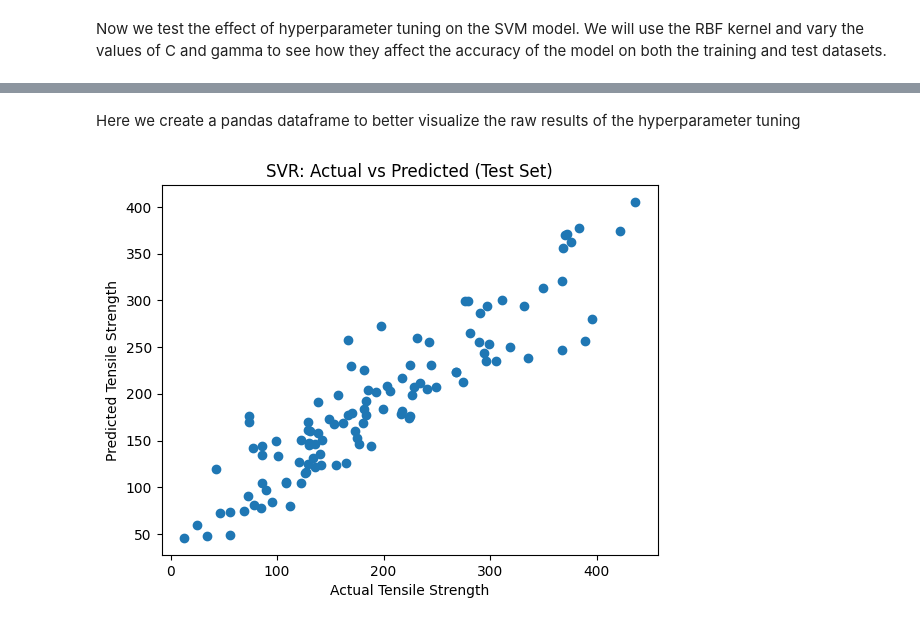
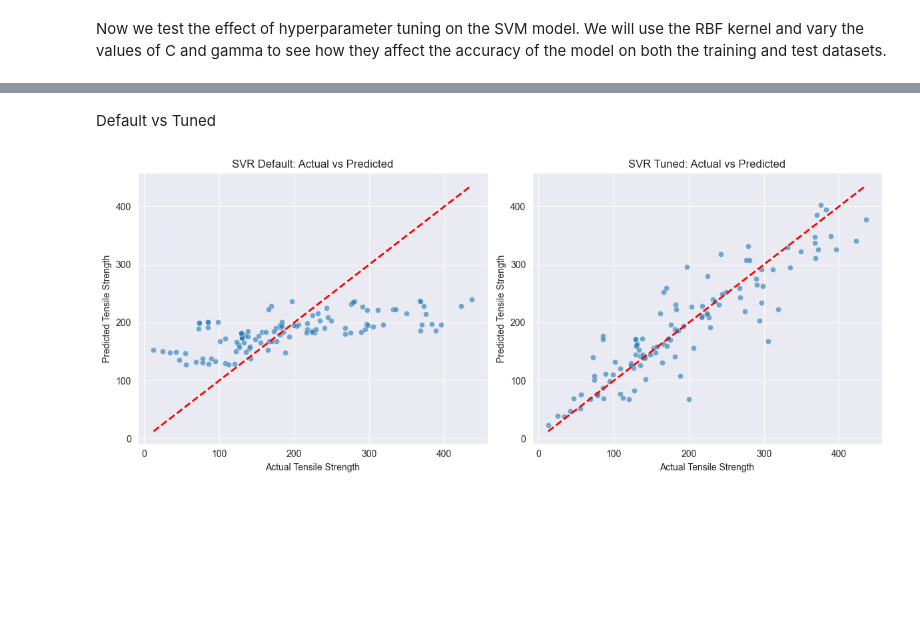
Before and after one commit to ciarangray0/MLRegressionAssignment2, a Jupyter notebook: SVR.ipynb, the cells around one changed output, grey strips where cells are left out. Drawn from its saved outputs; the diff is of its cells as text; code cells hidden in the pictures; blank space fills up the shorter version.

```diff
--- a/SVR.ipynb
+++ b/SVR.ipynb
@@ -129,17 +192,17 @@ from sklearn import metrics
 model.fit(X_train_scaled, y_train)
 
 # compute predictions for training and test sets
-predictions_training = model.predict(X_train_scaled)
-predictions_test = model.predict(X_test_scaled)
+predictions_training_default = model.predict(X_train_scaled)
+predictions_test_default = model.predict(X_test_scaled)
 
 # Evaluate
-mse_train = metrics.mean_squared_error(y_train, predictions_training)
-mse_test = metrics.mean_squared_error(y_test, predictions_test)
-r2_train = metrics.r2_score(y_train, predictions_training)
-r2_test = metrics.r2_score(y_test, predictions_test)
+mae_train_default = metrics.mean_absolute_error(y_train, predictions_training_default)
+mae_test_default = metrics.mean_absolute_error(y_test, predictions_test_default)
+r2_train_default = metrics.r2_score(y_train, predictions_training_default)
+r2_test_default = metrics.r2_score(y_test, predictions_test_default)
 
-print("Training MSE:", mse_train)
-print("Test MSE:", mse_test)
-print("Training R²:", r2_train)
-print("Test R²:", r2_test)
+print("Training MAE:", mae_train_default)
+print("Test MAE:", mae_test_default)
+print("Training R²:", r2_train_default)
+print("Test R²:", r2_test_default)
 # %% [output]
@@ -206,12 +258,25 @@ Test R²: 0.82614082190913
-# %% [markdown]
-Here we create a pandas dataframe to better visualize the raw results of the hyperparameter tuning
-# %%
-import matplotlib.pyplot as plt
-
-plt.scatter(y_test, y_pred_test)
-plt.xlabel("Actual Tensile Strength")
-plt.ylabel("Predicted Tensile Strength")
-plt.title("SVR: Actual vs Predicted (Test Set)")
-plt.show()
-# %% [output]
-[figure, removed]
+# %% [markdown]
+Default vs Tuned
+# %%
+plt.figure(figsize=(12,5))
+
+# Default model
+plt.subplot(1, 2, 1)
+sns.scatterplot(x=y_test, y=predictions_test_default, alpha=0.6)
+plt.plot([y_test.min(), y_test.max()], [y_test.min(), y_test.max()], 'r--', lw=2)  # perfect prediction line
+plt.xlabel("Actual Tensile Strength")
+plt.ylabel("Predicted Tensile Strength")
+plt.title("SVR Default: Actual vs Predicted")
+
+# Tuned model
+plt.subplot(1, 2, 2)
+sns.scatterplot(x=y_test, y=test_pred, alpha=0.6)
+plt.plot([y_test.min(), y_test.max()], [y_test.min(), y_test.max()], 'r--', lw=2)
+plt.xlabel("Actual Tensile Strength")
+plt.ylabel("Predicted Tensile Strength")
+plt.title("SVR Tuned: Actual vs Predicted")
+
+plt.tight_layout()
+plt.show()
+# %% [output]
+[figure, added]
```
Also changed, not shown: parts of 21 cells of this notebook.
